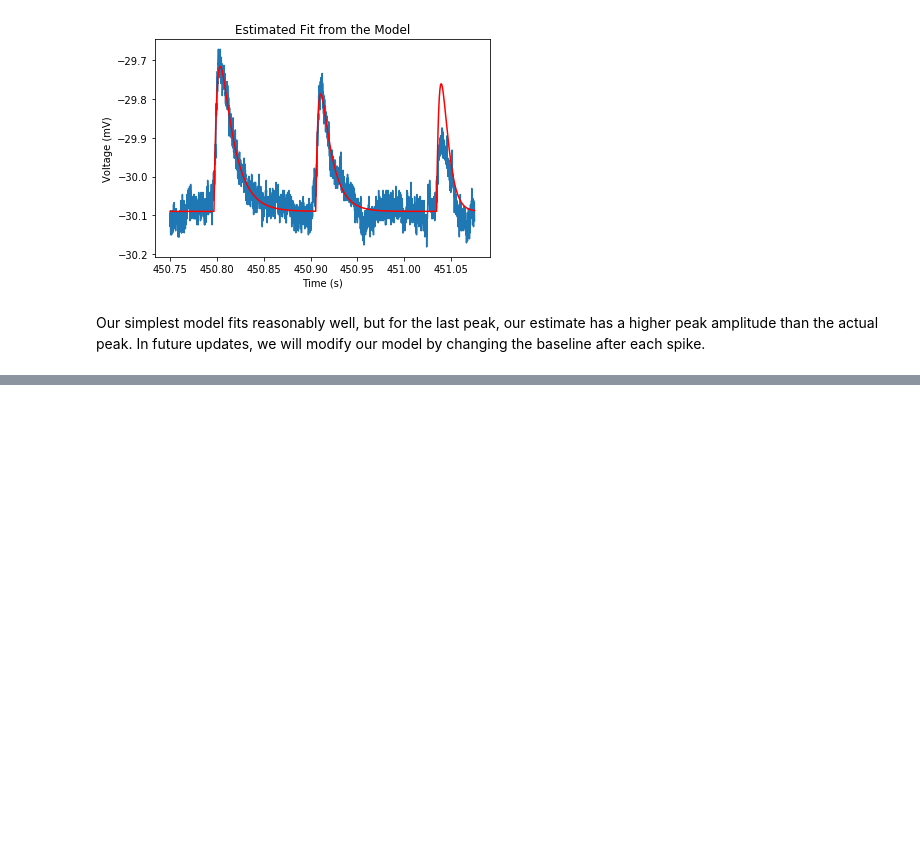
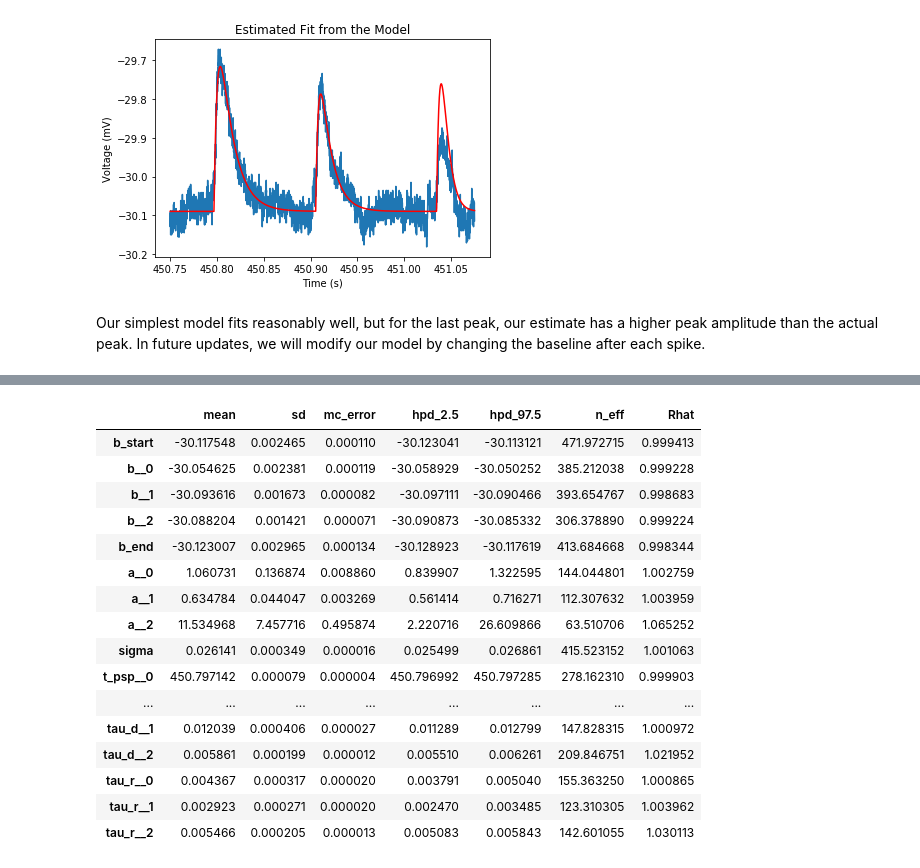
Before and after one commit to phys201/neuronal, a Jupyter notebook: tutorial.ipynb, the cells around one changed output, grey strips where cells are left out. Cells and saved outputs as stored; diff of their text form; code cells hidden in the pictures; blank space fills up the shorter version.

```diff
--- a/tutorial.ipynb
+++ b/tutorial.ipynb
@@ -215,0 +249,21 @@ Our simplest model fits reasonably well, but for the last peak, our estimate has
+# %%
+summary3 = pm.summary(sample3)
+summary3
+# %% [output]
+|  | mean | sd | mc_error | hpd_2.5 | hpd_97.5 | n_eff | Rhat |
+| b_start | -30.117548 | 0.002465 | 0.000110 | -30.123041 | -30.113121 | 471.972715 | 0.999413 |
+| b__0 | -30.054625 | 0.002381 | 0.000119 | -30.058929 | -30.050252 | 385.212038 | 0.999228 |
+| b__1 | -30.093616 | 0.001673 | 0.000082 | -30.097111 | -30.090466 | 393.654767 | 0.998683 |
+| b__2 | -30.088204 | 0.001421 | 0.000071 | -30.090873 | -30.085332 | 306.378890 | 0.999224 |
+| b_end | -30.123007 | 0.002965 | 0.000134 | -30.128923 | -30.117619 | 413.684668 | 0.998344 |
+| a__0 | 1.060731 | 0.136874 | 0.008860 | 0.839907 | 1.322595 | 144.044801 | 1.002759 |
+| a__1 | 0.634784 | 0.044047 | 0.003269 | 0.561414 | 0.716271 | 112.307632 | 1.003959 |
+| a__2 | 11.534968 | 7.457716 | 0.495874 | 2.220716 | 26.609866 | 63.510706 | 1.065252 |
+| sigma | 0.026141 | 0.000349 | 0.000016 | 0.025499 | 0.026861 | 415.523152 | 1.001063 |
+| t_psp__0 | 450.797142 | 0.000079 | 0.000004 | 450.796992 | 450.797285 | 278.162310 | 0.999903 |
+| ... | ... | ... | ... | ... | ... | ... | ... |
+| tau_d__1 | 0.012039 | 0.000406 | 0.000027 | 0.011289 | 0.012799 | 147.828315 | 1.000972 |
+| tau_d__2 | 0.005861 | 0.000199 | 0.000012 | 0.005510 | 0.006261 | 209.846751 | 1.021952 |
+| tau_r__0 | 0.004367 | 0.000317 | 0.000020 | 0.003791 | 0.005040 | 155.363250 | 1.000865 |
+| tau_r__1 | 0.002923 | 0.000271 | 0.000020 | 0.002470 | 0.003485 | 123.310305 | 1.003962 |
+| tau_r__2 | 0.005466 | 0.000205 | 0.000013 | 0.005083 | 0.005843 | 142.601055 | 1.030113 |
```
Also changed, not shown: parts of 4 cells of this notebook, 2 other files.
